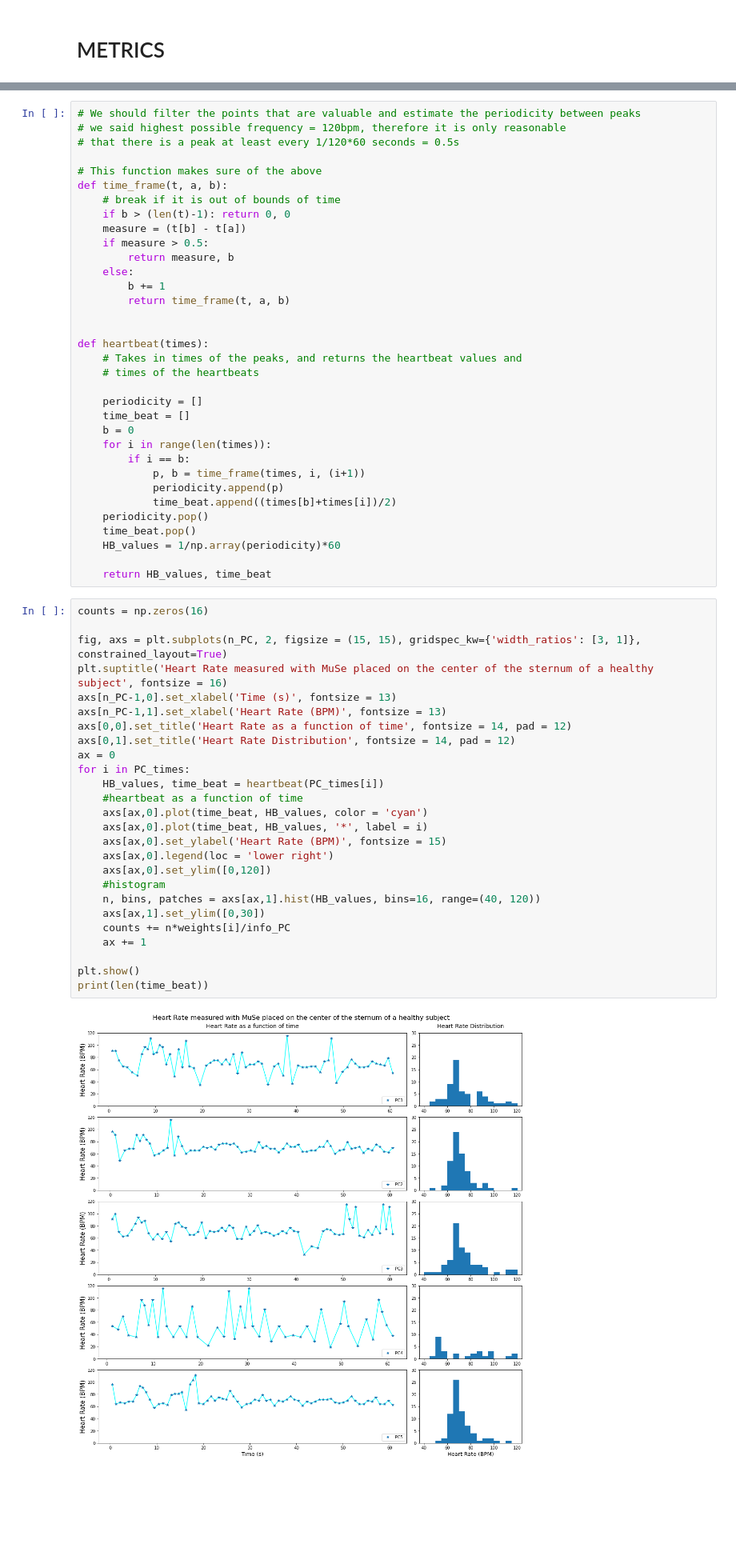
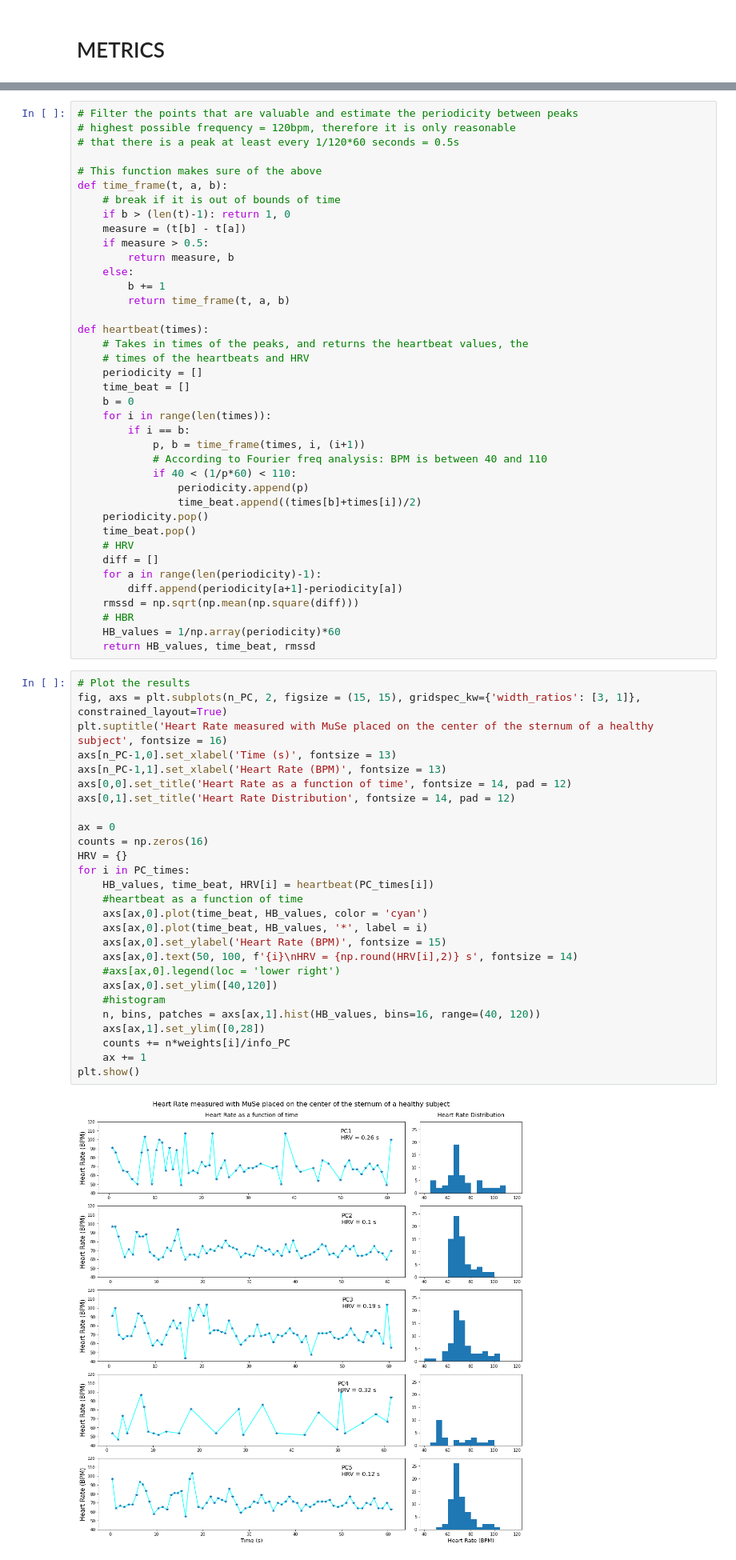
Before and after one commit to AleCapoPhys/HeartRateEstimation, a Jupyter notebook: Project_Clean_data.ipynb, the cells around one changed output, grey strips where cells are left out. Shown at 80% size. Cells and saved outputs as stored; diff of their text form; blank space fills up the shorter version.

```diff
--- a/Project_Clean_data.ipynb
+++ b/Project_Clean_data.ipynb
@@ -632,12 +656,12 @@ for i in PCs:
 # %%
-# We should filter the points that are valuable and estimate the periodicity between peaks
-# we said highest possible frequency = 120bpm, therefore it is only reasonable
+# Filter the points that are valuable and estimate the periodicity between peaks
+# highest possible frequency = 120bpm, therefore it is only reasonable
 # that there is a peak at least every 1/120*60 seconds = 0.5s
 
 # This function makes sure of the above
 def time_frame(t, a, b):
     # break if it is out of bounds of time
-    if b > (len(t)-1): return 0, 0
+    if b > (len(t)-1): return 1, 0
     measure = (t[b] - t[a])
     if measure > 0.5:
         return measure, b
@@ -645,49 +669,55 @@ def time_frame(t, a, b):
         b += 1
         return time_frame(t, a, b)
 
-
 def heartbeat(times):
-    # Takes in times of the peaks, and returns the heartbeat values and
-    # times of the heartbeats
-
+    # Takes in times of the peaks, and returns the heartbeat values, the
+    # times of the heartbeats and HRV
     periodicity = []
     time_beat = []
     b = 0
     for i in range(len(times)):
         if i == b:
             p, b = time_frame(times, i, (i+1))
-            periodicity.append(p)
-            time_beat.append((times[b]+times[i])/2)
+            # According to Fourier freq analysis: BPM is between 40 and 110
+            if 40 < (1/p*60) < 110:
+                periodicity.append(p)
+                time_beat.append((times[b]+times[i])/2)
     periodicity.pop()
     time_beat.pop()
+    # HRV
+    diff = []
+    for a in range(len(periodicity)-1):
+        diff.append(periodicity[a+1]-periodicity[a])
+    rmssd = np.sqrt(np.mean(np.square(diff)))
+    # HBR
     HB_values = 1/np.array(periodicity)*60
-
-    return HB_values, time_beat
+    return HB_values, time_beat, rmssd
 # %%
-counts = np.zeros(16)
-
+# Plot the results
 fig, axs = plt.subplots(n_PC, 2, figsize = (15, 15), gridspec_kw={'width_ratios': [3, 1]}, constrained_layout=True)
 plt.suptitle('Heart Rate measured with MuSe placed on the center of the sternum of a healthy subject', fontsize = 16)
 axs[n_PC-1,0].set_xlabel('Time (s)', fontsize = 13)
 axs[n_PC-1,1].set_xlabel('Heart Rate (BPM)', fontsize = 13)
 axs[0,0].set_title('Heart Rate as a function of time', fontsize = 14, pad = 12)
 axs[0,1].set_title('Heart Rate Distribution', fontsize = 14, pad = 12)
+
 ax = 0
+counts = np.zeros(16)
+HRV = {}
 for i in PC_times:
-    HB_values, time_beat = heartbeat(PC_times[i])
+    HB_values, time_beat, HRV[i] = heartbeat(PC_times[i])
     #heartbeat as a function of time
     axs[ax,0].plot(time_beat, HB_values, color = 'cyan')
     axs[ax,0].plot(time_beat, HB_values, '*', label = i)
     axs[ax,0].set_ylabel('Heart Rate (BPM)', fontsize = 15)
-    axs[ax,0].legend(loc = 'lower right')
-    axs[ax,0].set_ylim([0,120])
+    axs[ax,0].text(50, 100, f'{i}\nHRV = {np.round(HRV[i],2)} s', fontsize = 14)
+    #axs[ax,0].legend(loc = 'lower right')
+    axs[ax,0].set_ylim([40,120])
     #histogram
     n, bins, patches = axs[ax,1].hist(HB_values, bins=16, range=(40, 120))
-    axs[ax,1].set_ylim([0,30])
+    axs[ax,1].set_ylim([0,28])
     counts += n*weights[i]/info_PC
     ax += 1
-
 plt.show()
-print(len(time_beat))
 # %% [output]
-[figure, old version]
+[figure, new version]
```
Also changed, not shown: parts of 35 cells of this notebook, 5 other files.
